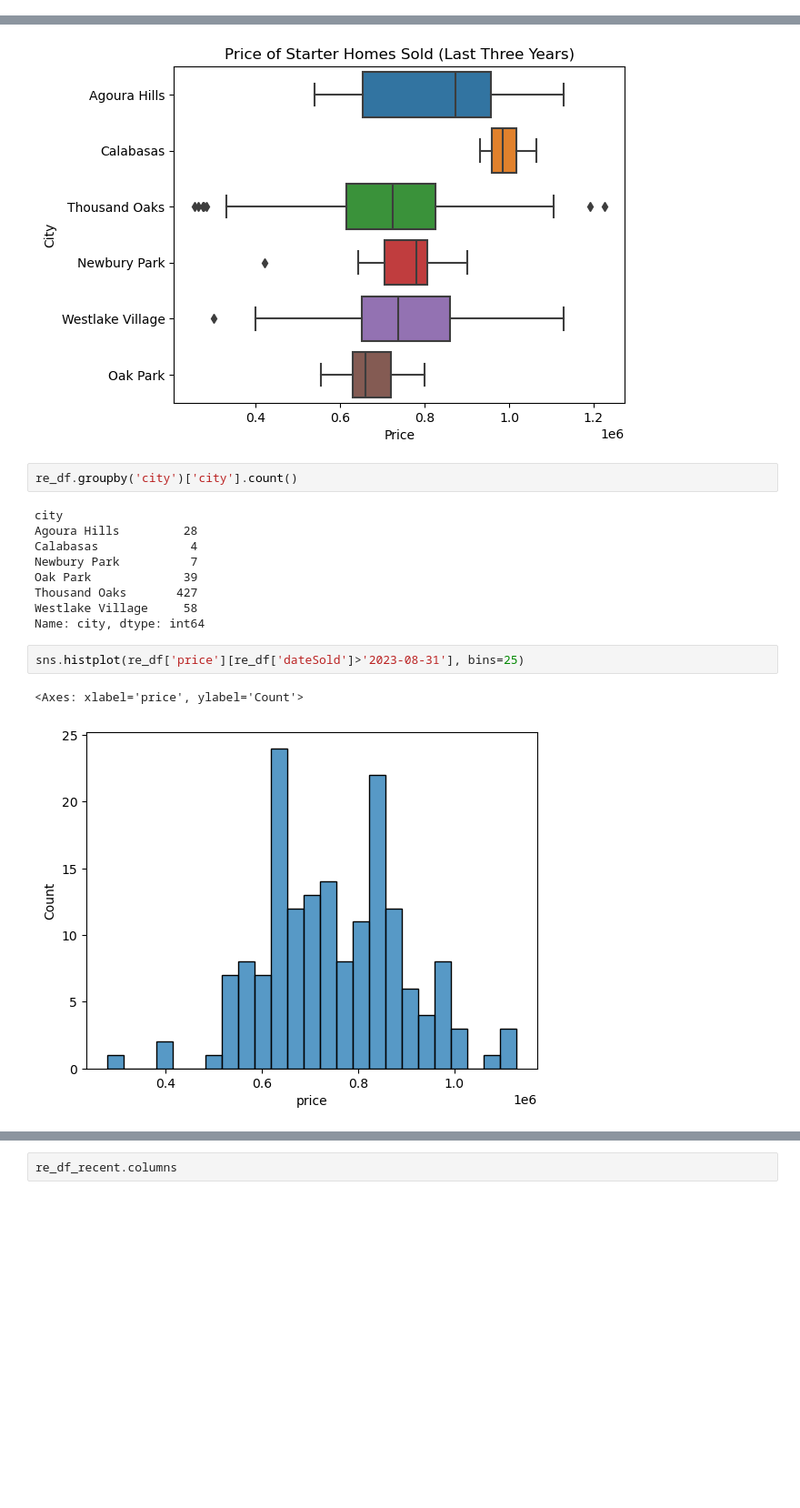
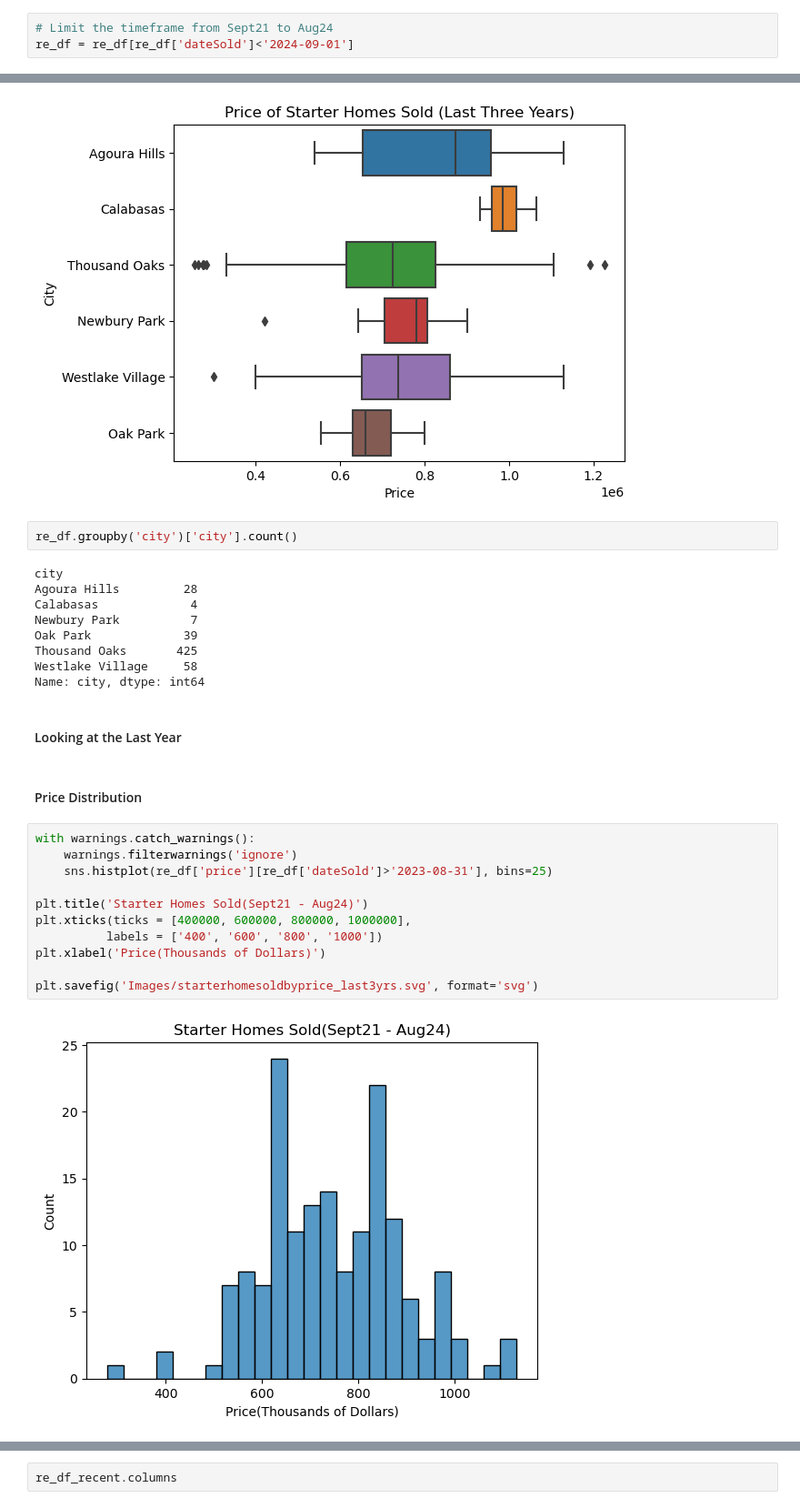
Before and after one commit to StarkArk/Local_Real_Estate_Analysis, a Jupyter notebook: real_estate_eda.ipynb, the cells around one changed output, grey strips where cells are left out. Shown: that part at 91% size. Saved outputs shown, nothing was run; the diff lists cells and outputs as text; blank space fills up the shorter version.

```diff
--- a/real_estate_eda.ipynb
+++ b/real_estate_eda.ipynb
@@ -119,3 +134,6 @@ re_df = re_df[re_df['price']<1250000]
 re_df.shape
 # %% [output]
 (563, 20)
+# %%
+# Limit the timeframe from Sept21 to Aug24
+re_df = re_df[re_df['dateSold']<'2024-09-01']
@@ -137,11 +159,23 @@ Agoura Hills         28
 Calabasas             4
 Newbury Park          7
 Oak Park             39
-Thousand Oaks       427
+Thousand Oaks       425
 Westlake Village     58
 Name: city, dtype: int64
+# %% [markdown]
+#### Looking at the Last Year
+# %% [markdown]
+#### Price Distribution
 # %%
-sns.histplot(re_df['price'][re_df['dateSold']>'2023-08-31'], bins=25)
+with warnings.catch_warnings():
+    warnings.filterwarnings('ignore')
+    sns.histplot(re_df['price'][re_df['dateSold']>'2023-08-31'], bins=25)
+
+plt.title('Starter Homes Sold(Sept21 - Aug24)')
+plt.xticks(ticks = [400000, 600000, 800000, 1000000],
+          labels = ['400', '600', '800', '1000'])
+plt.xlabel('Price(Thousands of Dollars)')
+
+plt.savefig('Images/starterhomesoldbyprice_last3yrs.svg', format='svg')
 # %% [output]
-<Axes: xlabel='price', ylabel='Count'>
-[figure, old version]
+[figure, new version]
```
Also changed, not shown: parts of 46 cells of this notebook, 9 other files.
